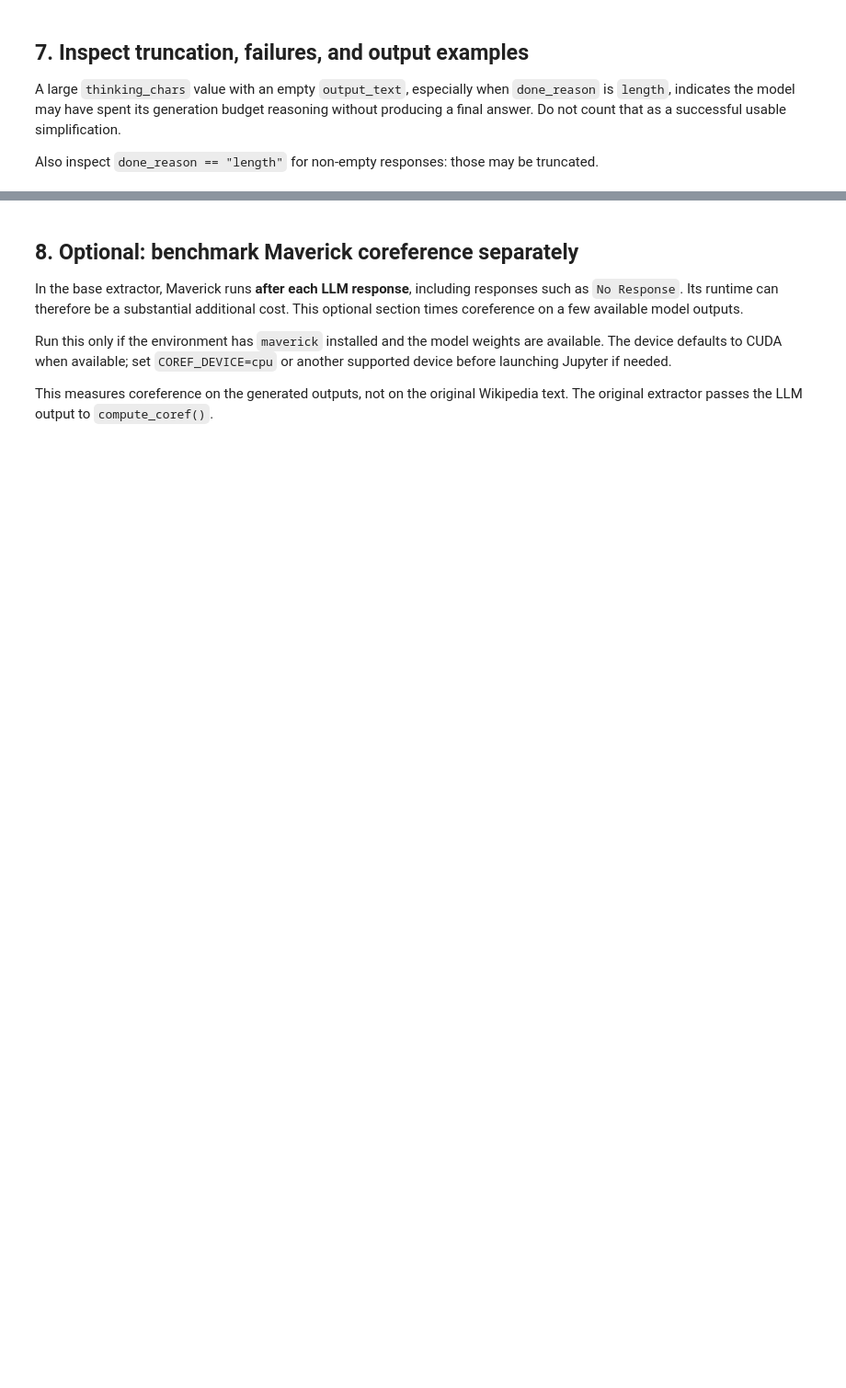
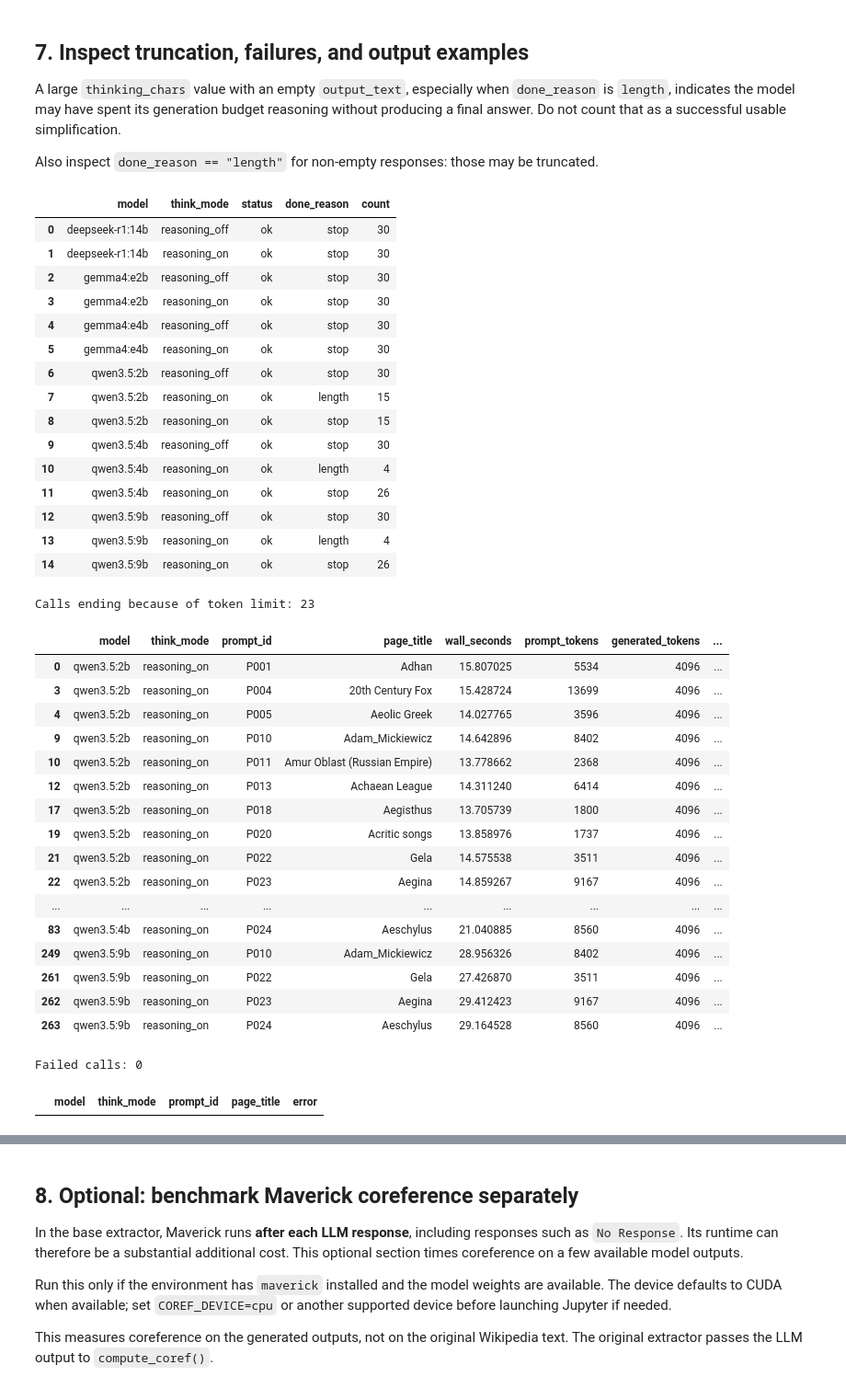
Before and after one commit to ZiarnoM/no-need-to-be-so-big, a Jupyter notebook: notebooks/shallknow_model_benchmark.ipynb, the cells around one changed output, grey strips where cells are left out. Shown at 92% size. Drawn from its saved outputs; the diff is of its cells as text; code cells hidden in the pictures; blank space fills up the shorter version.

```diff
--- a/notebooks/shallknow_model_benchmark.ipynb
+++ b/notebooks/shallknow_model_benchmark.ipynb
@@ -664,7 +702,7 @@ for model in MODELS:
 
         mean_all = safe_mean(ok["wall_seconds"])
         mean_later = safe_mean(later["wall_seconds"])
-        median_all = safe_mean(ok["wall_seconds"].median()) if len(ok) else None
+        median_all = float(ok["wall_seconds"].median()) if len(ok) else None
         success_rate = len(ok) / len(group) if len(group) else 0
 
         chosen_mean = mean_later if mean_later is not None else mean_all
@@ -681,6 +719,7 @@ for model in MODELS:
             "mean_wall_s_all": mean_all,
             "mean_wall_s_after_first": mean_later,
             "median_wall_s": median_all,
+            "total_wall_min": float(group["wall_seconds"].sum()) / 60,
             "mean_prompt_tokens": safe_mean(ok["prompt_tokens"]),
             "mean_generated_tokens": safe_mean(ok["generated_tokens"]),
             "mean_generation_s": safe_mean(ok["generation_seconds"]),
@@ -723,31 +778,68 @@ if len(results):
     ]
 
     print("Calls ending because of token limit:", len(truncated))
     display(truncated)
 
     # Failed calls
     errors = results[results["status"] == "error"][
         ["model", "think_mode", "prompt_id", "page_title", "error"]
     ]
 
     print("Failed calls:", len(errors))
     display(errors)
 
     # Show one output per model and reasoning mode
     for model in MODELS:
         for think_mode in THINK_MODES:
             example = results[
                 (results["model"] == model) &
-                (results["think_mode"] == think_mode) &
+                (results["think_mode"] == ("reasoning_on" if think_mode else "reasoning_off")) &
                 (results["output_text"].fillna("") != "")
             ].head(1)
 
             if len(example):
                 row = example.iloc[0]
                 mode_label = "reasoning ON" if think_mode else "reasoning OFF"
 
                 print(
                     f"\n--- {model} / {mode_label} / "
                     f"{row['prompt_id']} / {row['page_title']} ---"
                 )
                 print(row["output_text"][:2500])
+# %% [output]
+|  | model | think_mode | status | done_reason | count |
+| 0 | deepseek-r1:14b | reasoning_off | ok | stop | 30 |
+| 1 | deepseek-r1:14b | reasoning_on | ok | stop | 30 |
+| 2 | gemma4:e2b | reasoning_off | ok | stop | 30 |
+| 3 | gemma4:e2b | reasoning_on | ok | stop | 30 |
+| 4 | gemma4:e4b | reasoning_off | ok | stop | 30 |
+| 5 | gemma4:e4b | reasoning_on | ok | stop | 30 |
+| 6 | qwen3.5:2b | reasoning_off | ok | stop | 30 |
+| 7 | qwen3.5:2b | reasoning_on | ok | length | 15 |
+| 8 | qwen3.5:2b | reasoning_on | ok | stop | 15 |
+| 9 | qwen3.5:4b | reasoning_off | ok | stop | 30 |
+| 10 | qwen3.5:4b | reasoning_on | ok | length | 4 |
+| 11 | qwen3.5:4b | reasoning_on | ok | stop | 26 |
+| 12 | qwen3.5:9b | reasoning_off | ok | stop | 30 |
+| 13 | qwen3.5:9b | reasoning_on | ok | length | 4 |
+| 14 | qwen3.5:9b | reasoning_on | ok | stop | 26 |
+Calls ending because of token limit: 23
+|  | model | think_mode | prompt_id | page_title | wall_seconds | prompt_tokens | generated_tokens | ... |
+| 0 | qwen3.5:2b | reasoning_on | P001 | Adhan | 15.807025 | 5534 | 4096 | ... |
+| 3 | qwen3.5:2b | reasoning_on | P004 | 20th Century Fox | 15.428724 | 13699 | 4096 | ... |
+| 4 | qwen3.5:2b | reasoning_on | P005 | Aeolic Greek | 14.027765 | 3596 | 4096 | ... |
+| 9 | qwen3.5:2b | reasoning_on | P010 | Adam_Mickiewicz | 14.642896 | 8402 | 4096 | ... |
+| 10 | qwen3.5:2b | reasoning_on | P011 | Amur Oblast (Russian Empire) | 13.778662 | 2368 | 4096 | ... |
+| 12 | qwen3.5:2b | reasoning_on | P013 | Achaean League | 14.311240 | 6414 | 4096 | ... |
+| 17 | qwen3.5:2b | reasoning_on | P018 | Aegisthus | 13.705739 | 1800 | 4096 | ... |
+| 19 | qwen3.5:2b | reasoning_on | P020 | Acritic songs | 13.858976 | 1737 | 4096 | ... |
+| 21 | qwen3.5:2b | reasoning_on | P022 | Gela | 14.575538 | 3511 | 4096 | ... |
+| 22 | qwen3.5:2b | reasoning_on | P023 | Aegina | 14.859267 | 9167 | 4096 | ... |
+| ... | ... | ... | ... | ... | ... | ... | ... | ... |
+| 83 | qwen3.5:4b | reasoning_on | P024 | Aeschylus | 21.040885 | 8560 | 4096 | ... |
+| 249 | qwen3.5:9b | reasoning_on | P010 | Adam_Mickiewicz | 28.956326 | 8402 | 4096 | ... |
+| 261 | qwen3.5:9b | reasoning_on | P022 | Gela | 27.426870 | 3511 | 4096 | ... |
+| 262 | qwen3.5:9b | reasoning_on | P023 | Aegina | 29.412423 | 9167 | 4096 | ... |
+| 263 | qwen3.5:9b | reasoning_on | P024 | Aeschylus | 29.164528 | 8560 | 4096 | ... |
+Failed calls: 0
+|  | model | think_mode | prompt_id | page_title | error |
```
Also changed, not shown: parts of 10 cells of this notebook, 5 other files.
